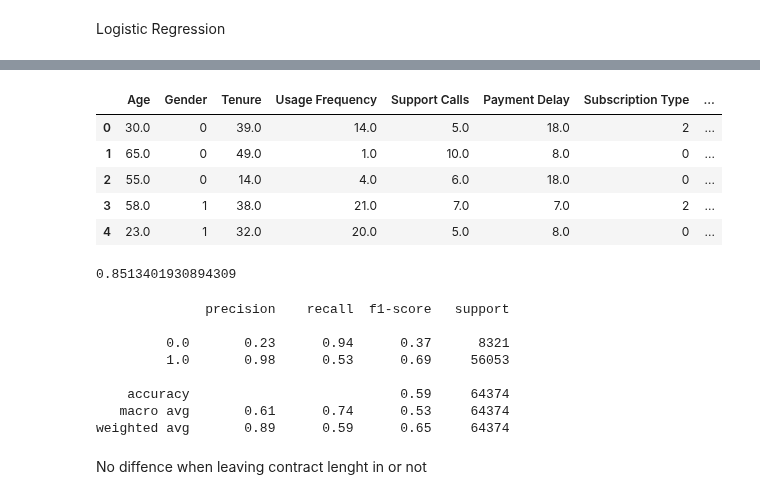
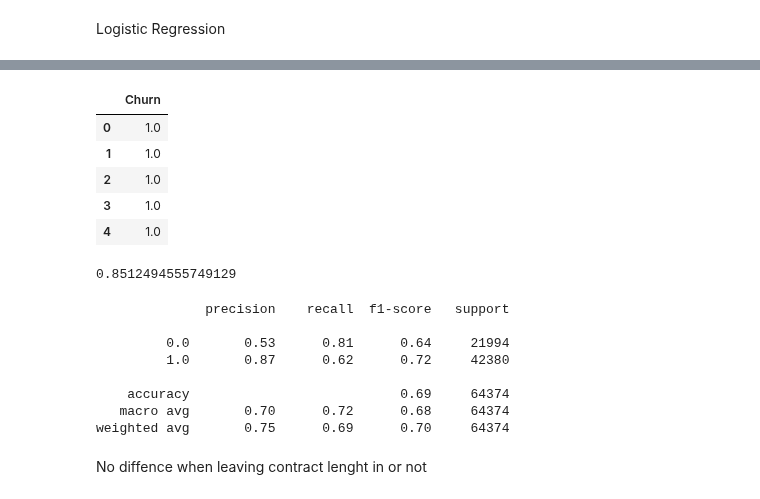
Before and after one commit to Johannes3001/AppliedML_Assign.01, a Jupyter notebook: JohannesCode.ipynb, the cells around one changed output, grey strips where cells are left out. Drawn from its saved outputs; the diff is of its cells as text; code cells hidden in the pictures.

Commit message:
scaled lr

```diff
--- a/JohannesCode.ipynb
+++ b/JohannesCode.ipynb
@@ -372,3 +372,27 @@ train.head()
 | 4 | 6.0 | 23.0 | 1 | 32.0 | 20.0 | 5.0 | 8.0 | ... |
 # %% [markdown]
 Logistic Regression
+# %%
+train = train.iloc[:,1:]
+test = test.iloc[:,1:]
+# %%
+def scale_columns (df):
+    # Define the columns to exclude from scaling
+    exclude_columns = ["Gender", "Subscription Type", "Contract Length", "Churn"]
+
+    # Extract the numeric columns to scale (excluding the excluded columns)
+    numeric_columns_to_scale = [col for col in df.columns if col not in exclude_columns]
+
+    #Create a copy of the input DataFrame
+    standardized_df = df.copy()
+
+    # Create a StandardScaler instance
+    scaler = StandardScaler()
+
+    # Fit and transform the selected numeric columns
+    standardized_df[numeric_columns_to_scale] = scaler.fit_transform(standardized_df[numeric_columns_to_scale])
+
+    return standardized_df
+# %%
+train = scale_columns(train)
+test = scale_columns(test)
@@ -375,5 +415,5 @@ Logistic Regression
 # %%
 #Xtrain = train.iloc[:, 1:-1]
-ytrain = train.iloc[:,11:]
+ytrain = train.iloc[:,10:]
 #Xtest = test.iloc[:, 1:-1]
-ytest = test.iloc[:,11:]
+ytest = test.iloc[:,10:]
@@ -383,20 +439,20 @@ Xtrain = train[['Age', 'Gender', 'Tenure', 'Usage Frequency',
 Xtest = test[['Age', 'Gender', 'Tenure', 'Usage Frequency',
        'Support Calls', 'Payment Delay', 'Subscription Type','Total Spend', 'Last Interaction']]
 # %%
-Xtrain.head()
+ytrain.head()
 # %% [output]
-|  | Age | Gender | Tenure | Usage Frequency | Support Calls | Payment Delay | Subscription Type | ... |
-| 0 | 30.0 | 0 | 39.0 | 14.0 | 5.0 | 18.0 | 2 | ... |
-| 1 | 65.0 | 0 | 49.0 | 1.0 | 10.0 | 8.0 | 0 | ... |
-| 2 | 55.0 | 0 | 14.0 | 4.0 | 6.0 | 18.0 | 0 | ... |
-| 3 | 58.0 | 1 | 38.0 | 21.0 | 7.0 | 7.0 | 2 | ... |
-| 4 | 23.0 | 1 | 32.0 | 20.0 | 5.0 | 8.0 | 0 | ... |
+|  | Churn |
+| 0 | 1.0 |
+| 1 | 1.0 |
+| 2 | 1.0 |
+| 3 | 1.0 |
+| 4 | 1.0 |
 # %%
 lr = LogisticRegression(max_iter=100000, random_state=9)
 lr.fit(Xtrain, ytrain)
 lr.score(Xtrain, ytrain)
 # %% [output]
-0.8513401930894309
+0.8512494555749129
 # %%
 from sklearn import metrics
 from sklearn.datasets import load_digits
@@ -407,11 +463,11 @@ print(metrics.classification_report(ypred, ytest))
 # %% [output]
               precision    recall  f1-score   support
 
-         0.0       0.23      0.94      0.37      8321
-         1.0       0.98      0.53      0.69     56053
+         0.0       0.53      0.81      0.64     21994
+         1.0       0.87      0.62      0.72     42380
 
-    accuracy                           0.59     64374
-   macro avg       0.61      0.74      0.53     64374
-weighted avg       0.89      0.59      0.65     64374
+    accuracy                           0.69     64374
+   macro avg       0.70      0.72      0.68     64374
+weighted avg       0.75      0.69      0.70     64374
 # %% [markdown]
 No diffence when leaving contract lenght in or not
```
Also changed, not shown: parts of 2 cells of this notebook.
